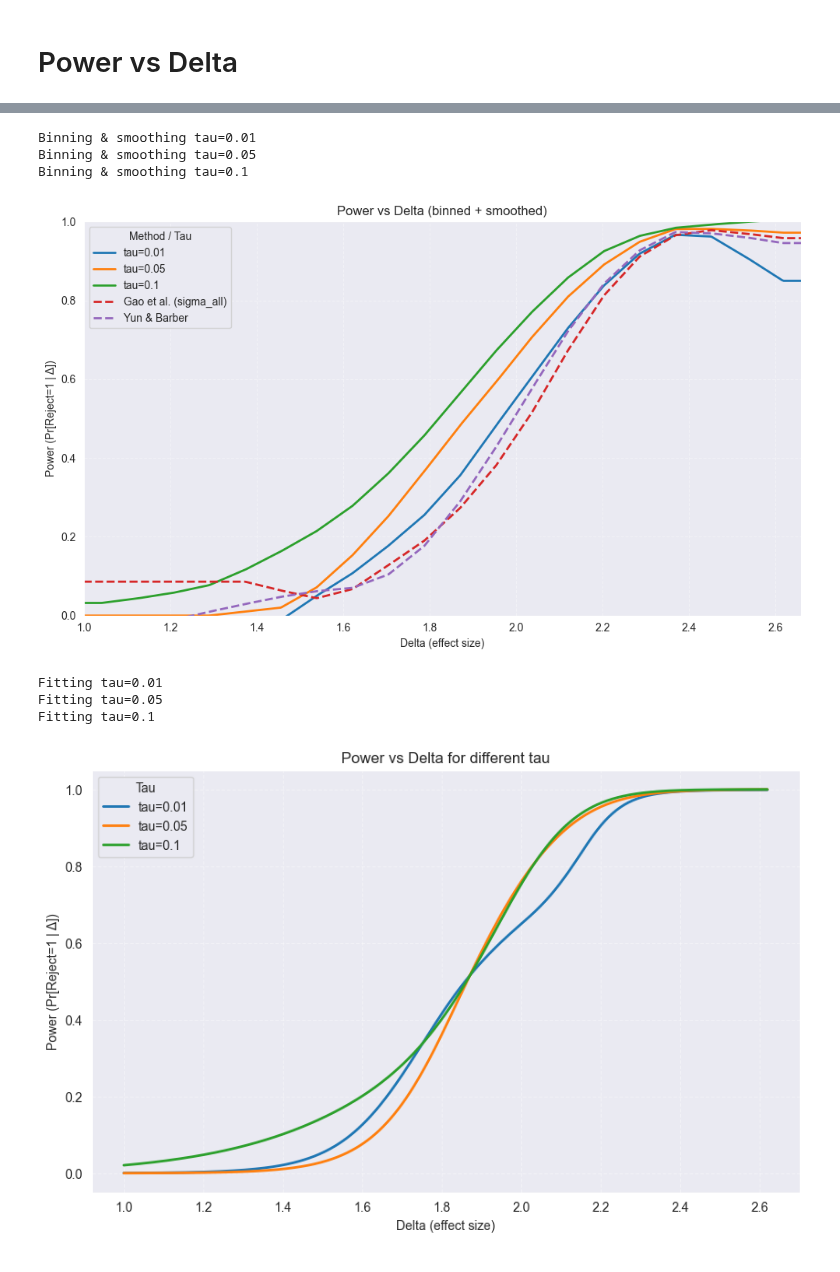
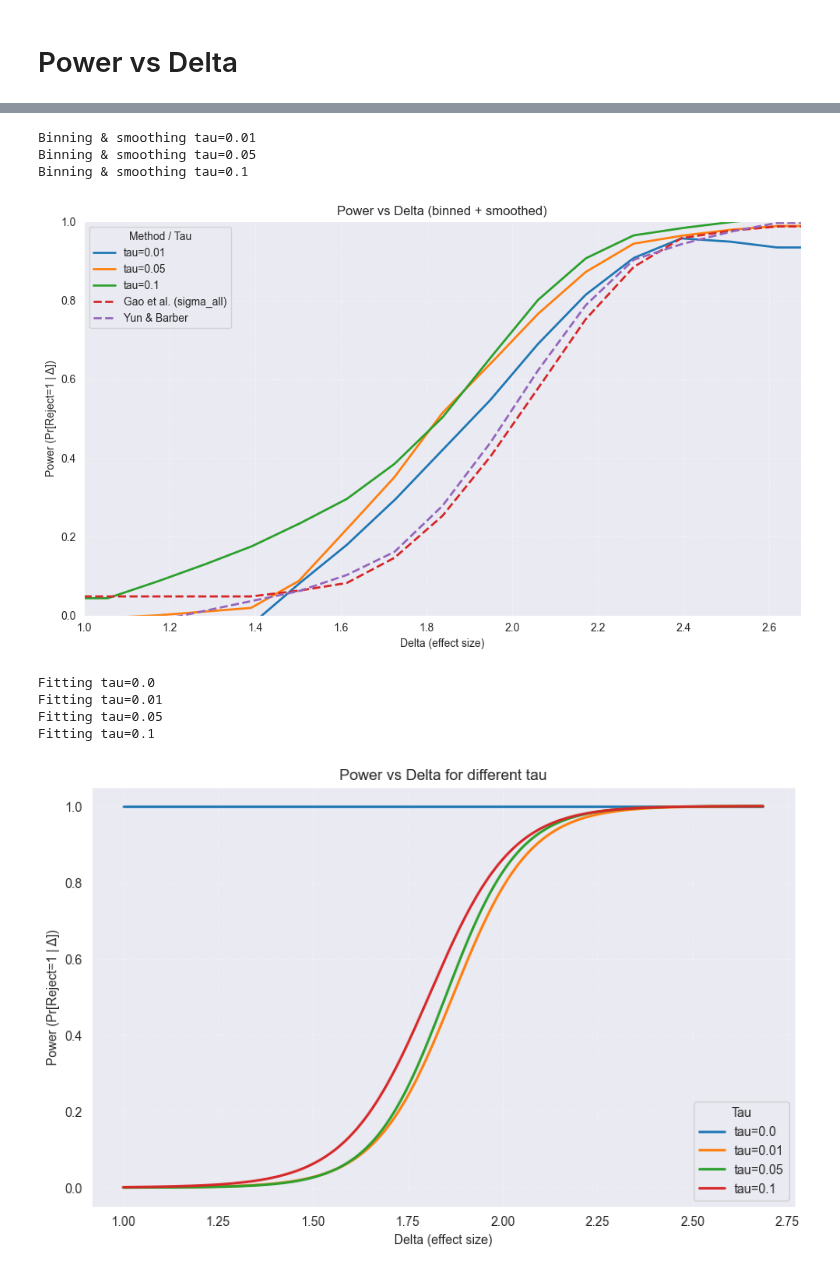
Before and after one commit to judywu4800/SI_HierarchicalClustering, a Jupyter notebook: plots.ipynb, the cells around one changed output, grey strips where cells are left out. Cells and saved outputs as stored; diff of their text form; code cells hidden in the pictures.

```diff
--- a/plots.ipynb
+++ b/plots.ipynb
@@ -228,7 +228,8 @@ df_gb_plot
 dfg = pd.read_csv("/Users/judydw/Downloads/rejection_and_effect_gao.csv")
 dfgc = pd.read_csv("/Users/judydw/Downloads/rejection_and_effect_gao_clustered.csv")
 dfb = pd.read_csv("/Users/judydw/Downloads/rejection_and_effect_barber.csv")
-dfr = pd.read_csv("/Users/judydw/Downloads/reject_es.csv")
+#dfr = pd.read_csv("/Users/judydw/Downloads/reject_es.csv")
+dfr = pd.read_csv("/Users/judydw/Downloads/reject_es-3.csv")
 # %%
 x_max = dfr.loc[dfr["tau"] == 0.01, "effect_size"].max()
 plt.figure(figsize=(10, 6))
@@ -328,7 +329,7 @@ plt.figure(figsize=(10, 6))
 x_min=1
 x_max = dfr.loc[dfr["tau"] == 0.01, "effect_size"].max()
 plot_grid = np.linspace(x_min, x_max, 500)
-n_bins = 20
+n_bins = 15
 min_count = 1
 smooth_method = "lowess"
 for tau, g in dfr.groupby("tau"):
@@ -344,7 +345,7 @@ for tau, g in dfr.groupby("tau"):
         continue
 
     # smooth onto a common grid for clean overlays
-    y_smooth = smooth_curve(bx, by, method=smooth_method, grid=plot_grid, frac=0.4)
+    y_smooth = smooth_curve(bx, by, method=smooth_method, grid=plot_grid, frac=0.5)
 
     # optional: show binned points (size~count) + smoothed line
     #plt.scatter(bx, by, s=10 + 2*bc, alpha=0.6)
@@ -356,7 +357,7 @@ bx, by, bc = binned_empirical_power(
     x_min=x_min, x_max=x_max, n_bins=n_bins, min_count=min_count
 )
 if len(bx) > 0:
-    y_smooth = smooth_curve(bx, by, method=smooth_method, grid=plot_grid, frac=0.4)
+    y_smooth = smooth_curve(bx, by, method=smooth_method, grid=plot_grid, frac=0.5)
     #plt.scatter(bx, by, s=10 + 2*bc, alpha=0.6)
     plt.plot(plot_grid, y_smooth, lw=2, linestyle="--", label="Gao et al. (sigma_all)")
 
@@ -366,7 +367,7 @@ bx, by, bc = binned_empirical_power(
     x_min=x_min, x_max=x_max, n_bins=n_bins, min_count=min_count
 )
 if len(bx) > 0:
-    y_smooth = smooth_curve(bx, by, method=smooth_method, grid=plot_grid, frac=0.4)
+    y_smooth = smooth_curve(bx, by, method=smooth_method, grid=plot_grid, frac=0.5)
     #plt.scatter(bx, by, s=10 + 2*bc, alpha=0.6)
     plt.plot(plot_grid, y_smooth, lw=2, linestyle="--", label="Yun & Barber")
 
@@ -383,38 +384,39 @@ plt.show()
 Binning & smoothing tau=0.01
 Binning & smoothing tau=0.05
 Binning & smoothing tau=0.1
-[figure, old version]
+[figure, new version]
 # %%
 
-dfr = pd.read_csv("/Users/judydw/Downloads/reject_es-3.csv")
+dfr = pd.read_csv("/Users/judydw/Downloads/reject_es-2.csv")
 # %%
 x_max = dfr.loc[dfr["tau"] == 0.01, "effect_size"].max()
 plt.figure(figsize=(10, 6))
 
 for tau, g in dfr.groupby("tau"):
-    if tau in [0,0.5,0.75,1.0]:
+    if tau in [0.5,0.75,1.0]:
         continue
     X = g[["effect_size"]].values
     y = g["reject"].values
 
 
     print(f"Fitting tau={tau}")
-    gam = LogisticGAM(s(0), n_splines=10).fit(X, y)
+    gam = LogisticGAM(s(0), n_splines=5).fit(X, y)
     grid = np.linspace(1.0, x_max, 500)
     power_hat = gam.predict_mu(grid)
     plt.plot(grid, power_hat, lw=2, label=f"tau={tau}")
 
 plt.xlabel("Delta (effect size)")
 plt.ylabel("Power (Pr[Reject=1 | Δ])")
 plt.title("Power vs Delta for different tau")
 plt.legend(title="Tau")
-plt.grid(True, linestyle="--", alpha=0.4)
+plt.grid(True, linestyle="--", alpha=0.3)
 plt.show()
 # %% [output]
+Fitting tau=0.0
 Fitting tau=0.01
 Fitting tau=0.05
 Fitting tau=0.1
-[figure, old version]
+[figure, new version]
 # %%
 import numpy as np
 import pandas as pd
```
Also changed, not shown: parts of 2 cells of this notebook, 13 other files.
